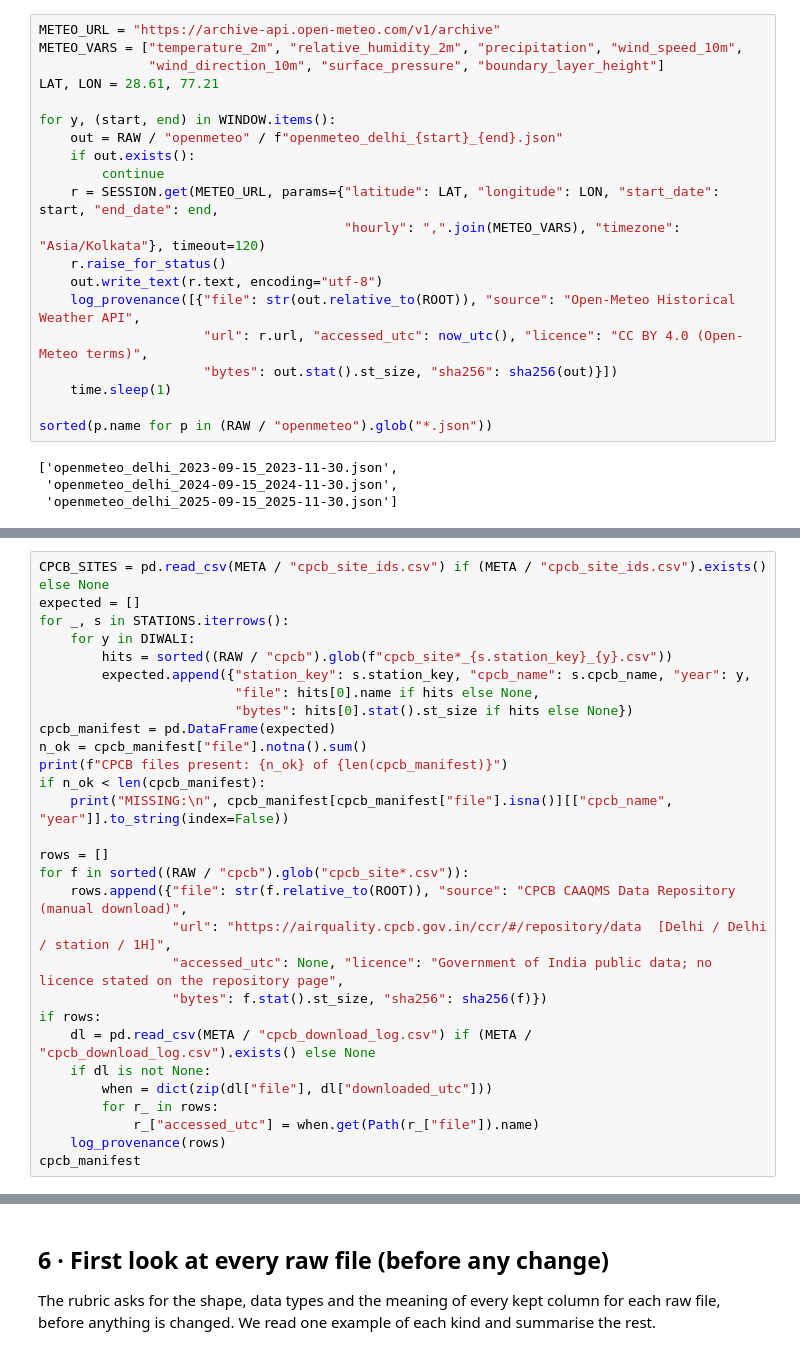
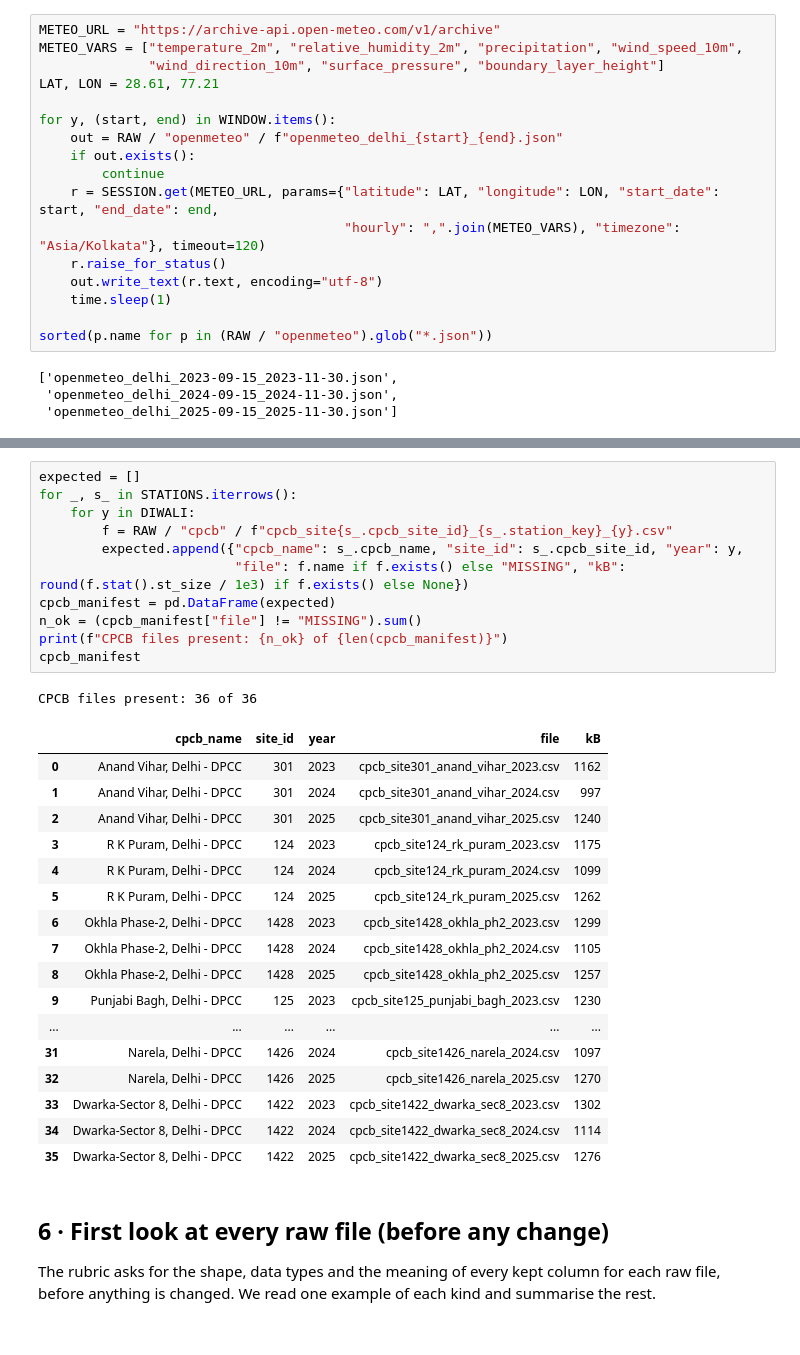
Before and after one commit to Riyan-Aggarwal/Delhi_pollution_level, a Jupyter notebook: notebooks/01_collection.ipynb, the cells around one changed output, grey strips where cells are left out. Saved outputs shown, nothing was run; the diff lists cells and outputs as text.

```diff
--- a/notebooks/01_collection.ipynb
+++ b/notebooks/01_collection.ipynb
@@ -327,9 +295,6 @@ for y, (start, end) in WINDOW.items():
                                        "hourly": ",".join(METEO_VARS), "timezone": "Asia/Kolkata"}, timeout=120)
     r.raise_for_status()
     out.write_text(r.text, encoding="utf-8")
-    log_provenance([{"file": str(out.relative_to(ROOT)), "source": "Open-Meteo Historical Weather API",
-                     "url": r.url, "accessed_utc": now_utc(), "licence": "CC BY 4.0 (Open-Meteo terms)",
-                     "bytes": out.stat().st_size, "sha256": sha256(out)}])
     time.sleep(1)
 
 sorted(p.name for p in (RAW / "openmeteo").glob("*.json"))
@@ -351,29 +315,0 @@ The cell below checks that all 36 expected files are present and records their s
-# %%
-CPCB_SITES = pd.read_csv(META / "cpcb_site_ids.csv") if (META / "cpcb_site_ids.csv").exists() else None
-expected = []
-for _, s in STATIONS.iterrows():
-    for y in DIWALI:
-        hits = sorted((RAW / "cpcb").glob(f"cpcb_site*_{s.station_key}_{y}.csv"))
-        expected.append({"station_key": s.station_key, "cpcb_name": s.cpcb_name, "year": y,
-                         "file": hits[0].name if hits else None,
-                         "bytes": hits[0].stat().st_size if hits else None})
-cpcb_manifest = pd.DataFrame(expected)
-n_ok = cpcb_manifest["file"].notna().sum()
-print(f"CPCB files present: {n_ok} of {len(cpcb_manifest)}")
-if n_ok < len(cpcb_manifest):
-    print("MISSING:\n", cpcb_manifest[cpcb_manifest["file"].isna()][["cpcb_name", "year"]].to_string(index=False))
-
-rows = []
-for f in sorted((RAW / "cpcb").glob("cpcb_site*.csv")):
-    rows.append({"file": str(f.relative_to(ROOT)), "source": "CPCB CAAQMS Data Repository (manual download)",
-                 "url": "https://airquality.cpcb.gov.in/ccr/#/repository/data  [Delhi / Delhi / station / 1H]",
-                 "accessed_utc": None, "licence": "Government of India public data; no licence stated on the repository page",
-                 "bytes": f.stat().st_size, "sha256": sha256(f)})
-if rows:
-    dl = pd.read_csv(META / "cpcb_download_log.csv") if (META / "cpcb_download_log.csv").exists() else None
-    if dl is not None:
-        when = dict(zip(dl["file"], dl["downloaded_utc"]))
-        for r_ in rows:
-            r_["accessed_utc"] = when.get(Path(r_["file"]).name)
-    log_provenance(rows)
-cpcb_manifest
@@ -399,3 +316,33 @@ CPCB files present: 36 of 36
+# %%
+expected = []
+for _, s_ in STATIONS.iterrows():
+    for y in DIWALI:
+        f = RAW / "cpcb" / f"cpcb_site{s_.cpcb_site_id}_{s_.station_key}_{y}.csv"
+        expected.append({"cpcb_name": s_.cpcb_name, "site_id": s_.cpcb_site_id, "year": y,
+                         "file": f.name if f.exists() else "MISSING", "kB": round(f.stat().st_size / 1e3) if f.exists() else None})
+cpcb_manifest = pd.DataFrame(expected)
+n_ok = (cpcb_manifest["file"] != "MISSING").sum()
+print(f"CPCB files present: {n_ok} of {len(cpcb_manifest)}")
+cpcb_manifest
+# %% [output]
+CPCB files present: 36 of 36
+|  | cpcb_name | site_id | year | file | kB |
+| 0 | Anand Vihar, Delhi - DPCC | 301 | 2023 | cpcb_site301_anand_vihar_2023.csv | 1162 |
+| 1 | Anand Vihar, Delhi - DPCC | 301 | 2024 | cpcb_site301_anand_vihar_2024.csv | 997 |
+| 2 | Anand Vihar, Delhi - DPCC | 301 | 2025 | cpcb_site301_anand_vihar_2025.csv | 1240 |
+| 3 | R K Puram, Delhi - DPCC | 124 | 2023 | cpcb_site124_rk_puram_2023.csv | 1175 |
+| 4 | R K Puram, Delhi - DPCC | 124 | 2024 | cpcb_site124_rk_puram_2024.csv | 1099 |
+| 5 | R K Puram, Delhi - DPCC | 124 | 2025 | cpcb_site124_rk_puram_2025.csv | 1262 |
+| 6 | Okhla Phase-2, Delhi - DPCC | 1428 | 2023 | cpcb_site1428_okhla_ph2_2023.csv | 1299 |
+| 7 | Okhla Phase-2, Delhi - DPCC | 1428 | 2024 | cpcb_site1428_okhla_ph2_2024.csv | 1105 |
+| 8 | Okhla Phase-2, Delhi - DPCC | 1428 | 2025 | cpcb_site1428_okhla_ph2_2025.csv | 1257 |
+| 9 | Punjabi Bagh, Delhi - DPCC | 125 | 2023 | cpcb_site125_punjabi_bagh_2023.csv | 1230 |
+| ... | ... | ... | ... | ... | ... |
+| 31 | Narela, Delhi - DPCC | 1426 | 2024 | cpcb_site1426_narela_2024.csv | 1097 |
+| 32 | Narela, Delhi - DPCC | 1426 | 2025 | cpcb_site1426_narela_2025.csv | 1270 |
+| 33 | Dwarka-Sector 8, Delhi - DPCC | 1422 | 2023 | cpcb_site1422_dwarka_sec8_2023.csv | 1302 |
+| 34 | Dwarka-Sector 8, Delhi - DPCC | 1422 | 2024 | cpcb_site1422_dwarka_sec8_2024.csv | 1114 |
+| 35 | Dwarka-Sector 8, Delhi - DPCC | 1422 | 2025 | cpcb_site1422_dwarka_sec8_2025.csv | 1276 |
 # %% [markdown]
 ## 6 · First look at every raw file (before any change)
 The rubric asks for the shape, data types and the meaning of every kept column for each raw file, before anything is changed. We read one example of each kind and summarise the rest.
```
Also changed, not shown: parts of 12 cells of this notebook, 29 other files.
